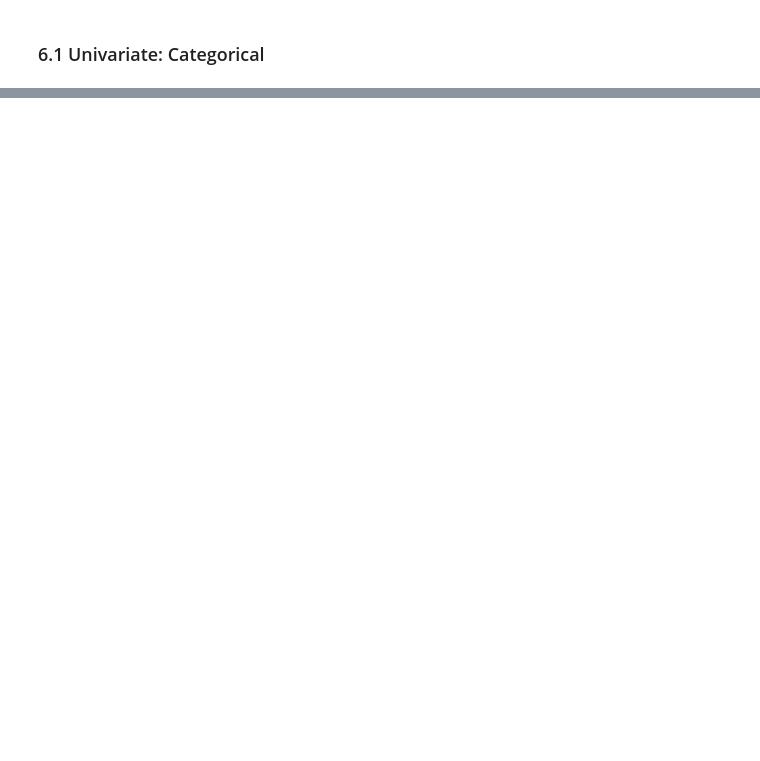
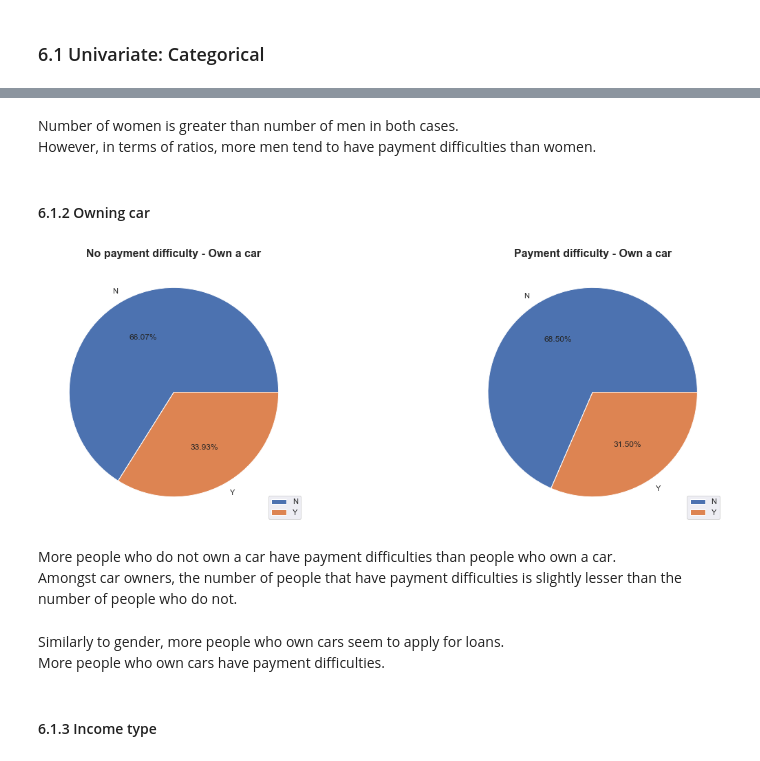
Before and after one commit to kavurisrikanth/risk-analysis-eda, a Jupyter notebook: eda_credit.ipynb, the cells around one changed output, grey strips where cells are left out. Saved outputs shown, nothing was run; the diff lists cells and outputs as text; code cells hidden in the pictures; blank space fills up the shorter version.

```diff
--- a/eda_credit.ipynb
+++ b/eda_credit.ipynb
@@ -812,0 +1085,12 @@ ValueError: Could not interpret input 'CODE_GENDER'
+# %% [markdown]
+Number of women is greater than number of men in both cases.<br>
+However, in terms of ratios, more men tend to have payment difficulties than women.
+# %% [markdown]
+#### 6.1.2 Owning car
+# %%
+plot_pies('FLAG_OWN_CAR', 'Own a car', show_legend=True)
+# %% [output]
+[figure, added]
+# %% [markdown]
+More people who do not own a car have payment difficulties than people who own a car.<br>
+Amongst car owners, the number of people that have payment difficulties is slightly lesser than the number of people who do not.
@@ -812,0 +1099,5 @@ ValueError: Could not interpret input 'CODE_GENDER'
+# %% [markdown]
+Similarly to gender, more people who own cars seem to apply for loans.<br>
+More people who own cars have payment difficulties.
+# %% [markdown]
+#### 6.1.3 Income type
```
Also changed, not shown: parts of 100 cells of this notebook, 1 other file.
